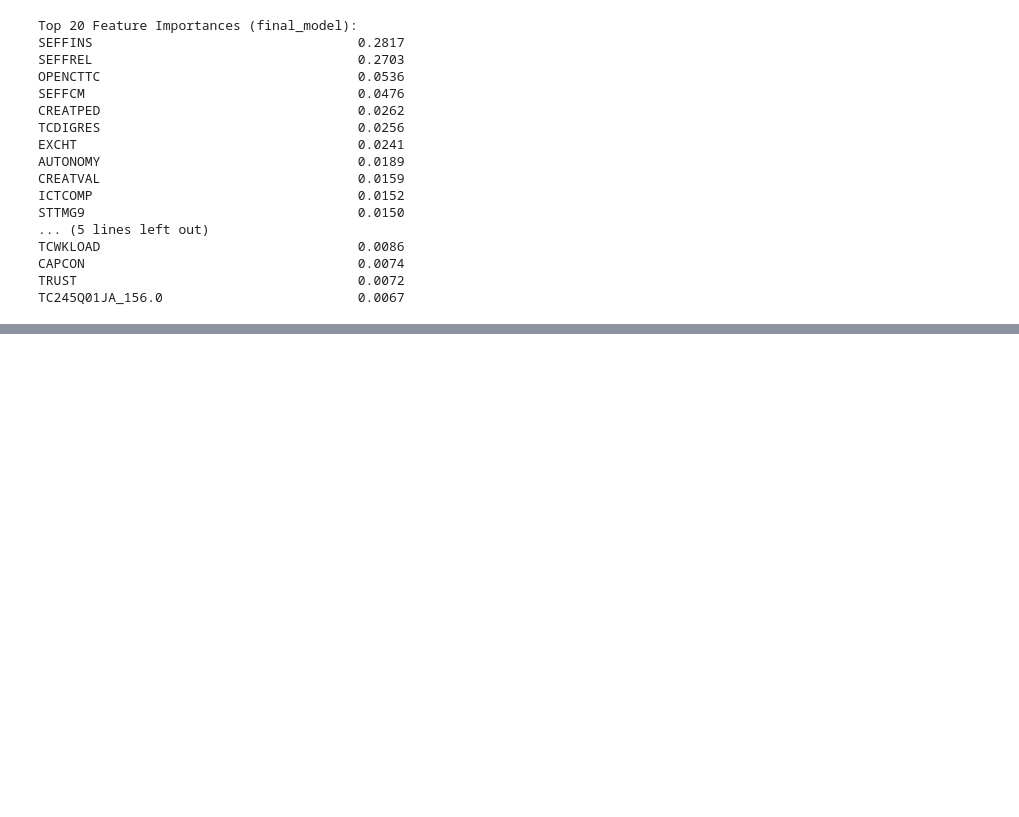
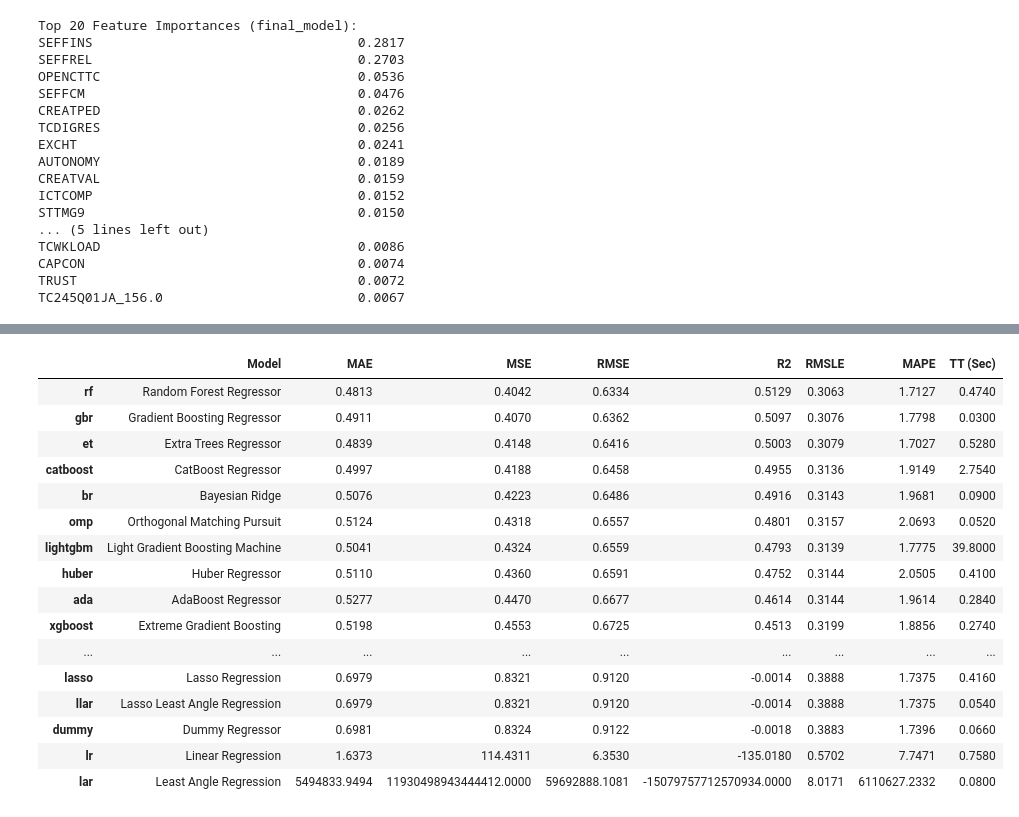
Before and after one commit to codingalzi/pisa, a Jupyter notebook: p2022/teachers_PyCaret_gbr.ipynb, the cells around one changed output, grey strips where cells are left out. Saved outputs shown, nothing was run; the diff lists cells and outputs as text; code cells hidden in the pictures; blank space fills up the shorter version.

```diff
--- a/p2022/teachers_PyCaret_gbr.ipynb
+++ b/p2022/teachers_PyCaret_gbr.ipynb
@@ -549,0 +527,55 @@ plt.show()
+# %%
+# PyCaret를 이용한 회귀 AutoML (FEEDBINSTR 예측)
+# 사전 준비: 터미널에서 아래 중 하나 실행 후 커널 재시작
+#   pip install pycaret[full]
+#   # 또는 최소 설치
+#   pip install pycaret
+
+from pycaret.regression import setup, compare_models, tune_model, finalize_model, predict_model, pull
+from sklearn.model_selection import train_test_split
+from sklearn.metrics import r2_score
+
+# 1. PyCaret용 데이터프레임 준비
+# 이미 teacher_df에는 모든 전처리가 되어 있고, 타깃 컬럼 FEEDBINSTR가 포함됨.
+
+exp = setup(
+    data=teacher_df,
+    target="ADAPTINSTR",
+    session_id=42,
+    train_size=0.9,
+    fold=5,
+    normalize=False,   # 전처리 이미 수행했으므로 False 유지
+    use_gpu=False,
+)
+
+# 2. 여러 회귀 모델 자동 비교 (R2 기준 상위 모델 선택)
+best_model = compare_models(sort="R2")
+results_table = pull()
+print("\n=== PyCaret Compare Models (정렬: R2) ===")
+print(results_table)
+
+# 3. 선택된 최고 모델 추가 튜닝
+tuned_model = tune_model(best_model, optimize="R2")
+tuned_results = pull()
+print("\n=== Tuned Best Model 결과 ===")
+print(tuned_results)
+
+# 4. 최종 모델 확정 및 Hold-out 평가
+final_model = finalize_model(tuned_model)
+
+# PyCaret 내부 테스트셋 성능 요약
+final_results = pull()
+print("\n=== Finalized Model (PyCaret 내부 평가) ===")
+print(final_results)
+
+# 5. 우리의 X, y_feed 분할 방식과도 호환 확인
+X_train, X_test, y_train, y_test = train_test_split(
+    X, y_feed, test_size=0.2, random_state=42
+)
+
+# PyCaret 모델은 scikit-learn API를 따르므로 그대로 사용 가능
+final_model.fit(X_train, y_train)
+y_pred = final_model.predict(X_test)
+print("\n=== Our Hold-out Test 성능 (R2) ===")
+print("Test R2:", r2_score(y_test, y_pred))
+# %% [output]
@@ -549,0 +600,17 @@ plt.show()
+|  | Model | MAE | MSE | RMSE | R2 | RMSLE | MAPE | TT (Sec) |
+| rf | Random Forest Regressor | 0.4813 | 0.4042 | 0.6334 | 0.5129 | 0.3063 | 1.7127 | 0.4740 |
+| gbr | Gradient Boosting Regressor | 0.4911 | 0.4070 | 0.6362 | 0.5097 | 0.3076 | 1.7798 | 0.0300 |
+| et | Extra Trees Regressor | 0.4839 | 0.4148 | 0.6416 | 0.5003 | 0.3079 | 1.7027 | 0.5280 |
+| catboost | CatBoost Regressor | 0.4997 | 0.4188 | 0.6458 | 0.4955 | 0.3136 | 1.9149 | 2.7540 |
+| br | Bayesian Ridge | 0.5076 | 0.4223 | 0.6486 | 0.4916 | 0.3143 | 1.9681 | 0.0900 |
+| omp | Orthogonal Matching Pursuit | 0.5124 | 0.4318 | 0.6557 | 0.4801 | 0.3157 | 2.0693 | 0.0520 |
+| lightgbm | Light Gradient Boosting Machine | 0.5041 | 0.4324 | 0.6559 | 0.4793 | 0.3139 | 1.7775 | 39.8000 |
+| huber | Huber Regressor | 0.5110 | 0.4360 | 0.6591 | 0.4752 | 0.3144 | 2.0505 | 0.4100 |
+| ada | AdaBoost Regressor | 0.5277 | 0.4470 | 0.6677 | 0.4614 | 0.3144 | 1.9614 | 0.2840 |
+| xgboost | Extreme Gradient Boosting | 0.5198 | 0.4553 | 0.6725 | 0.4513 | 0.3199 | 1.8856 | 0.2740 |
+| ... | ... | ... | ... | ... | ... | ... | ... | ... |
+| lasso | Lasso Regression | 0.6979 | 0.8321 | 0.9120 | -0.0014 | 0.3888 | 1.7375 | 0.4160 |
+| llar | Lasso Least Angle Regression | 0.6979 | 0.8321 | 0.9120 | -0.0014 | 0.3888 | 1.7375 | 0.0540 |
+| dummy | Dummy Regressor | 0.6981 | 0.8324 | 0.9122 | -0.0018 | 0.3883 | 1.7396 | 0.0660 |
+| lr | Linear Regression | 1.6373 | 114.4311 | 6.3530 | -135.0180 | 0.5702 | 7.7471 | 0.7580 |
+| lar | Least Angle Regression | 5494833.9494 | 11930498943444412.0000 | 59692888.1081 | -15079757712570934.0000 | 8.0171 | 6110627.2332 | 0.0800 |
```
Also changed, not shown: parts of 6 cells of this notebook.
